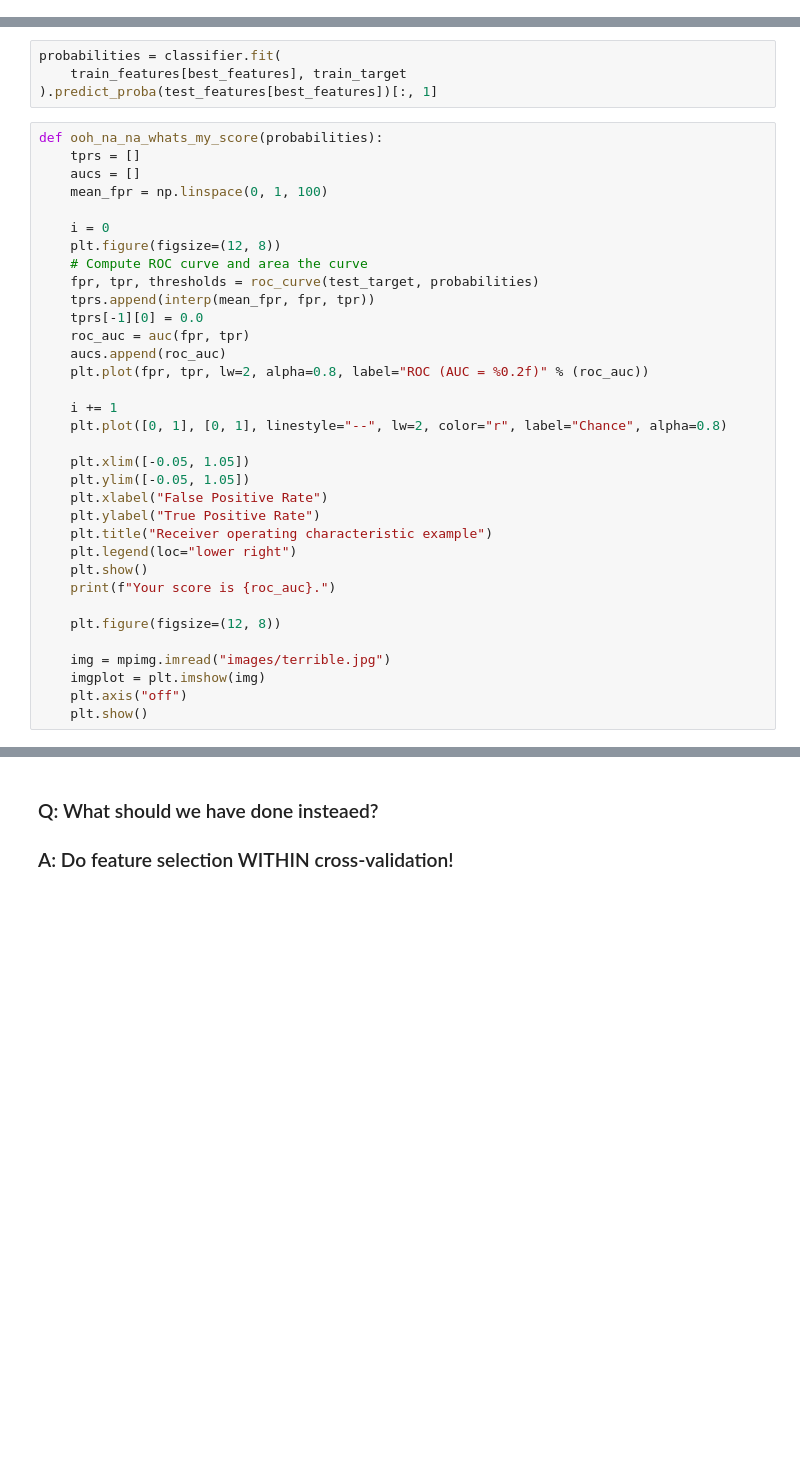
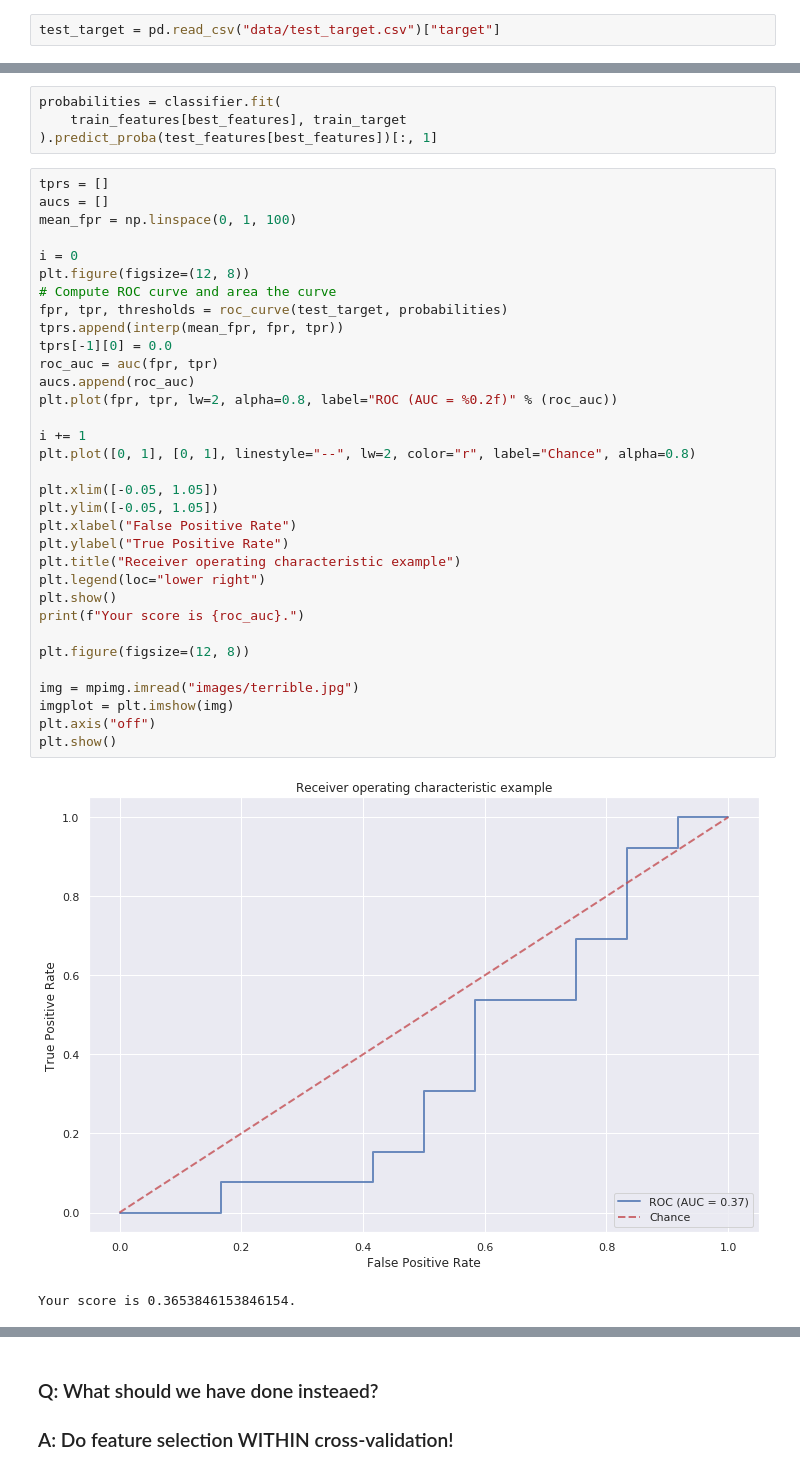
Before and after one commit to MarcoGorelli/There-s-a-leak-in-my-cross-validation, a Jupyter notebook: There's a leak in my cross-validation.ipynb, the cells around one changed output, grey strips where cells are left out. Drawn from its saved outputs; the diff is of its cells as text; blank space fills up the shorter version.

```diff
--- a/There's a leak in my cross-validation.ipynb
+++ b/There's a leak in my cross-validation.ipynb
@@ -32,0 +29,2 @@ train_features, test_features, train_target, test_target = train_test_split(
+# %%
+test_target = pd.read_csv("data/test_target.csv")["target"]
@@ -146,36 +148,38 @@ probabilities = classifier.fit(
     train_features[best_features], train_target
 ).predict_proba(test_features[best_features])[:, 1]
 # %%
-def ooh_na_na_whats_my_score(probabilities):
-    tprs = []
-    aucs = []
-    mean_fpr = np.linspace(0, 1, 100)
+tprs = []
+aucs = []
+mean_fpr = np.linspace(0, 1, 100)
 
-    i = 0
-    plt.figure(figsize=(12, 8))
-    # Compute ROC curve and area the curve
-    fpr, tpr, thresholds = roc_curve(test_target, probabilities)
-    tprs.append(interp(mean_fpr, fpr, tpr))
-    tprs[-1][0] = 0.0
-    roc_auc = auc(fpr, tpr)
-    aucs.append(roc_auc)
-    plt.plot(fpr, tpr, lw=2, alpha=0.8, label="ROC (AUC = %0.2f)" % (roc_auc))
+i = 0
+plt.figure(figsize=(12, 8))
+# Compute ROC curve and area the curve
+fpr, tpr, thresholds = roc_curve(test_target, probabilities)
+tprs.append(interp(mean_fpr, fpr, tpr))
+tprs[-1][0] = 0.0
+roc_auc = auc(fpr, tpr)
+aucs.append(roc_auc)
+plt.plot(fpr, tpr, lw=2, alpha=0.8, label="ROC (AUC = %0.2f)" % (roc_auc))
 
-    i += 1
-    plt.plot([0, 1], [0, 1], linestyle="--", lw=2, color="r", label="Chance", alpha=0.8)
+i += 1
+plt.plot([0, 1], [0, 1], linestyle="--", lw=2, color="r", label="Chance", alpha=0.8)
 
-    plt.xlim([-0.05, 1.05])
-    plt.ylim([-0.05, 1.05])
-    plt.xlabel("False Positive Rate")
-    plt.ylabel("True Positive Rate")
-    plt.title("Receiver operating characteristic example")
-    plt.legend(loc="lower right")
-    plt.show()
-    print(f"Your score is {roc_auc}.")
+plt.xlim([-0.05, 1.05])
+plt.ylim([-0.05, 1.05])
+plt.xlabel("False Positive Rate")
+plt.ylabel("True Positive Rate")
+plt.title("Receiver operating characteristic example")
+plt.legend(loc="lower right")
+plt.show()
+print(f"Your score is {roc_auc}.")
 
-    plt.figure(figsize=(12, 8))
+plt.figure(figsize=(12, 8))
 
-    img = mpimg.imread("images/terrible.jpg")
-    imgplot = plt.imshow(img)
-    plt.axis("off")
-    plt.show()
+img = mpimg.imread("images/terrible.jpg")
+imgplot = plt.imshow(img)
+plt.axis("off")
+plt.show()
+# %% [output]
+[figure, added]
+Your score is 0.3653846153846154.
```
Also changed, not shown: parts of 21 cells of this notebook, 6 other files.
